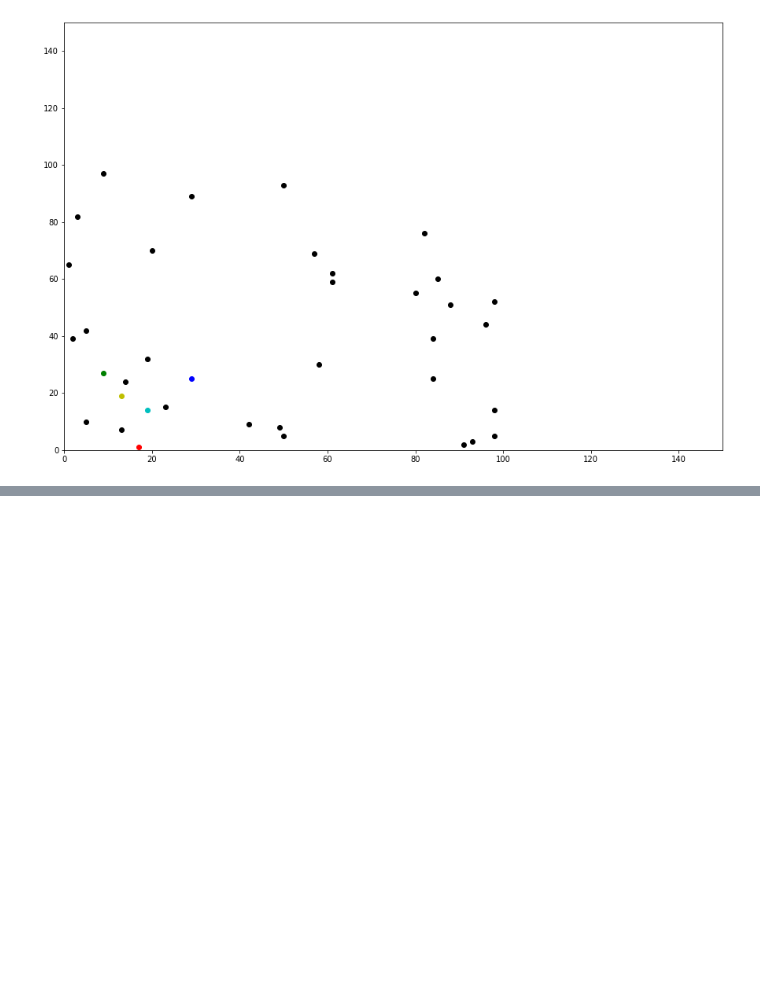
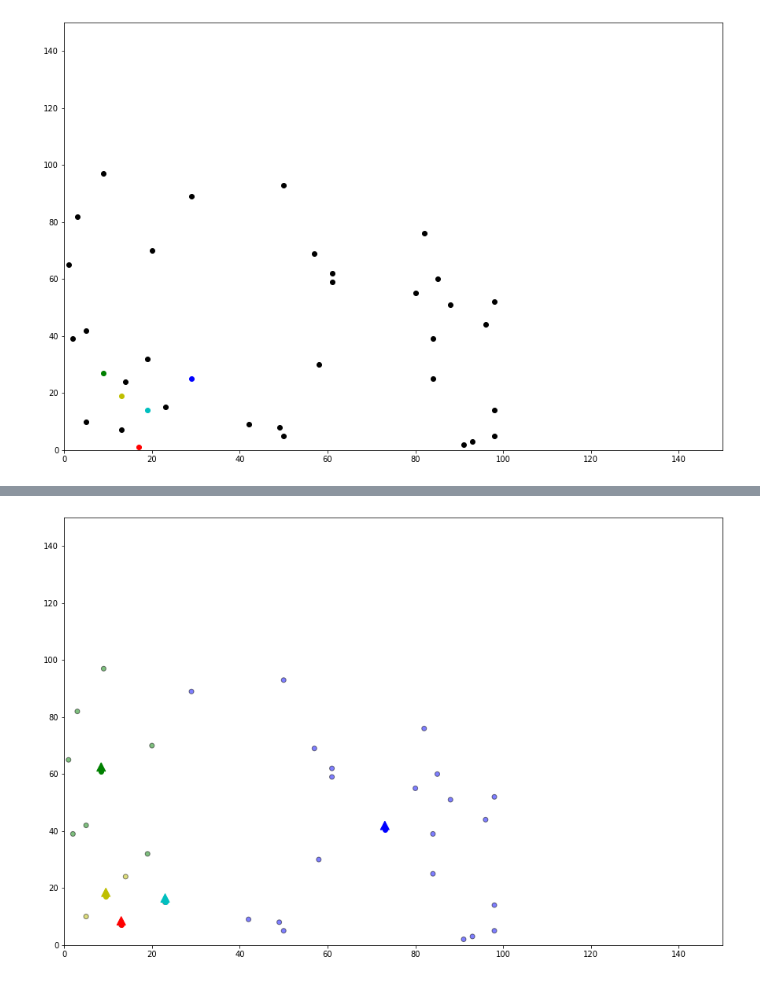
Before and after one commit to felipeabarzua/ML-MH-CVRP, a Jupyter notebook: CVRP - INSTANCE.ipynb, the cells around one changed output, grey strips where cells are left out. Cells and saved outputs as stored; diff of their text form; code cells hidden in the pictures; blank space fills up the shorter version.

```diff
--- a/CVRP - INSTANCE.ipynb
+++ b/CVRP - INSTANCE.ipynb
@@ -198,0 +214,35 @@ print(df)
+# %%
+# CAMBIANDO EL CENTROIDE
+
+import copy
+
+centroide_anterior = copy.deepcopy(centroide)
+
+def update(k):
+    for i in centroide.keys():
+        centroide[i][0]  = np.mean(df[df['cercania'] == i]['x'])
+        centroide[i][1]  = np.mean(df[df['cercania'] == i]['y'])
+
+    return k
+
+centroide = update(centroide)
+
+fig = plt.figure(figsize=(15,10))
+ax = plt.axes()
+plt.scatter(df['x'] , df['y'] , color=df['color'] , alpha=0.5 , edgecolor='k')
+for i in centroide.keys():
+    plt.scatter(*centroide[i] ,color = colmap[i])
+plt.xlim(0,150)
+plt.ylim(0,150)
+
+for i in centroide.keys():
+    old_x = centroide_anterior[i][0]
+    old_y = centroide_anterior[i][1]
+    dx = (centroide[i][0] - centroide_anterior[i][0]) * 0.75
+    dy = (centroide[i][1] - centroide_anterior[i][1]) * 0.75
+    ax.arrow(old_x , old_y , dx , dy , head_width = 2 , head_length=3 , fc=colmap[i], ec=colmap[i])
+
+
+plt.show()
+# %% [output]
+[figure, added]
```
Also changed, not shown: parts of 3 cells of this notebook.
